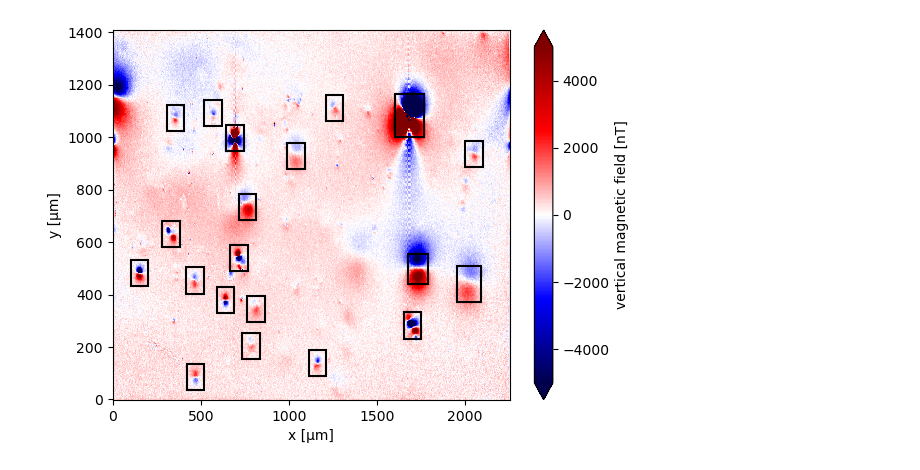
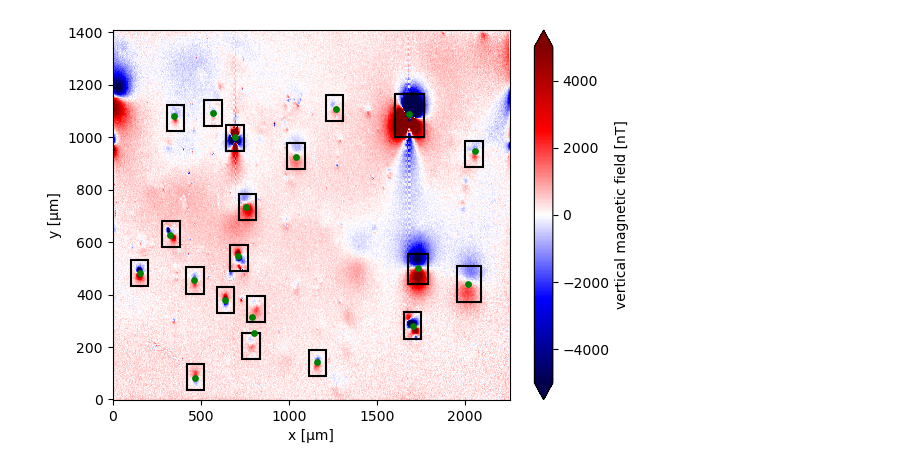
Before and after one commit to YagoMCastro/latinmag-magali-presentation, a Jupyter notebook: iterative_inversion.ipynb, the cells around one changed output. Saved outputs shown, nothing was run; the diff lists cells and outputs as text; code cells hidden in the pictures.

```diff
--- a/iterative_inversion.ipynb
+++ b/iterative_inversion.ipynb
@@ -20,31 +20,42 @@ data_up = (
     .rename("bz")
 )
 
 dx, dy, dz, tga = mg.gradient(data_up)
 data_up["dx"], data_up["dy"], data_up["dz"], data_up["tga"] = dx, dy, dz, tga
 
 stretched = skimage.exposure.rescale_intensity(
     tga, in_range=tuple(np.percentile(tga, (1, 99)))
 )
 data_tga_stretched = xr.DataArray(stretched, coords=data_up.coords)
 
 bounding_boxes = mg.detect_anomalies(
     data_tga_stretched,
     size_range=[30, 50],
     detection_threshold=0.07,
     border_exclusion=2,
 )
 
 data_updated, locations_, dipole_moments_, r2_values = mg.iterative_nonlinear_inversion(
     data_up,
     bounding_boxes,
     height_difference=height_difference,
     copy_data=True,
 )
 
 fig, ax = plt.subplots()
 data.plot.pcolormesh(ax=ax, cmap="seismic", vmin=-5000, vmax=5000)
 mg.plot_bounding_boxes(bounding_boxes, ax=ax, color="black", linewidth=1.5)
+locations_arr = np.array(locations_)
+ax.scatter(
+    locations_arr[:, 0],  # x
+    locations_arr[:, 1],  # y
+    c="green",
+    marker=".",
+    s=60,
+    label="Dipole estimated location"
+)
+plt.legends()
+plt.savefig("assets/magali_code_example.png")
 plt.show()
 # %% [output]
-[figure, old version]
+[figure, new version]
```
Also changed, not shown: 2 other files.
